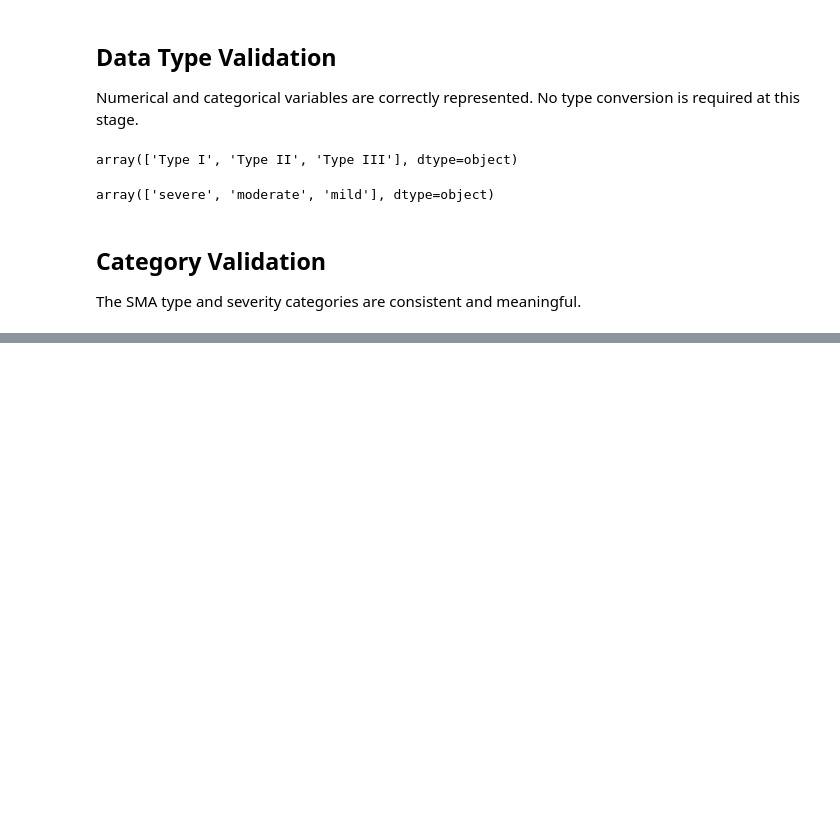
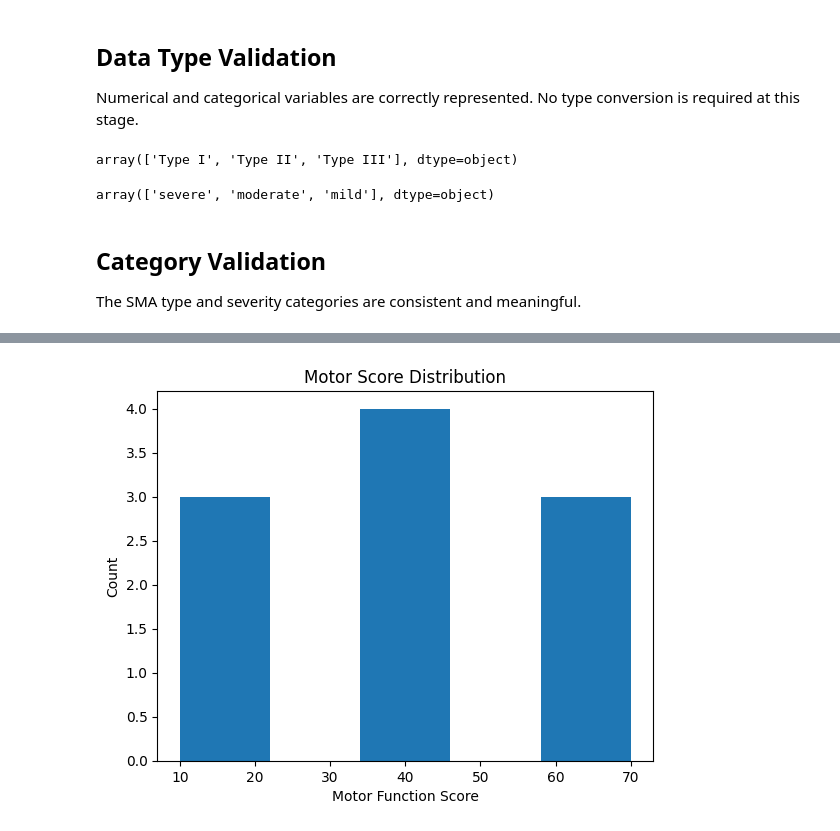
Before and after one commit to Kisara00555/sma-data-science, a Jupyter notebook: notebooks/01_sma_background_and_data_overview.ipynb, the cells around one changed output, grey strips where cells are left out. Drawn from its saved outputs; the diff is of its cells as text; code cells hidden in the pictures; blank space fills up the shorter version.

```diff
--- a/notebooks/01_sma_background_and_data_overview.ipynb
+++ b/notebooks/01_sma_background_and_data_overview.ipynb
@@ -140,0 +192,10 @@ df.to_csv("D:/My Projects/sma-data-science/data/processed/sma_clinical_data_clea
+# %%
+## Save Figures
+plt.hist(df_cleaned["motor_score"], bins=5)
+plt.xlabel("Motor Function Score")
+plt.ylabel("Count")
+plt.title("Motor Score Distribution")
+plt.savefig("../results/figures/motor_score_distribution.png")
+plt.show()
+# %% [output]
+[figure, added]
```
Also changed, not shown: parts of 9 cells of this notebook, 1 other file.
